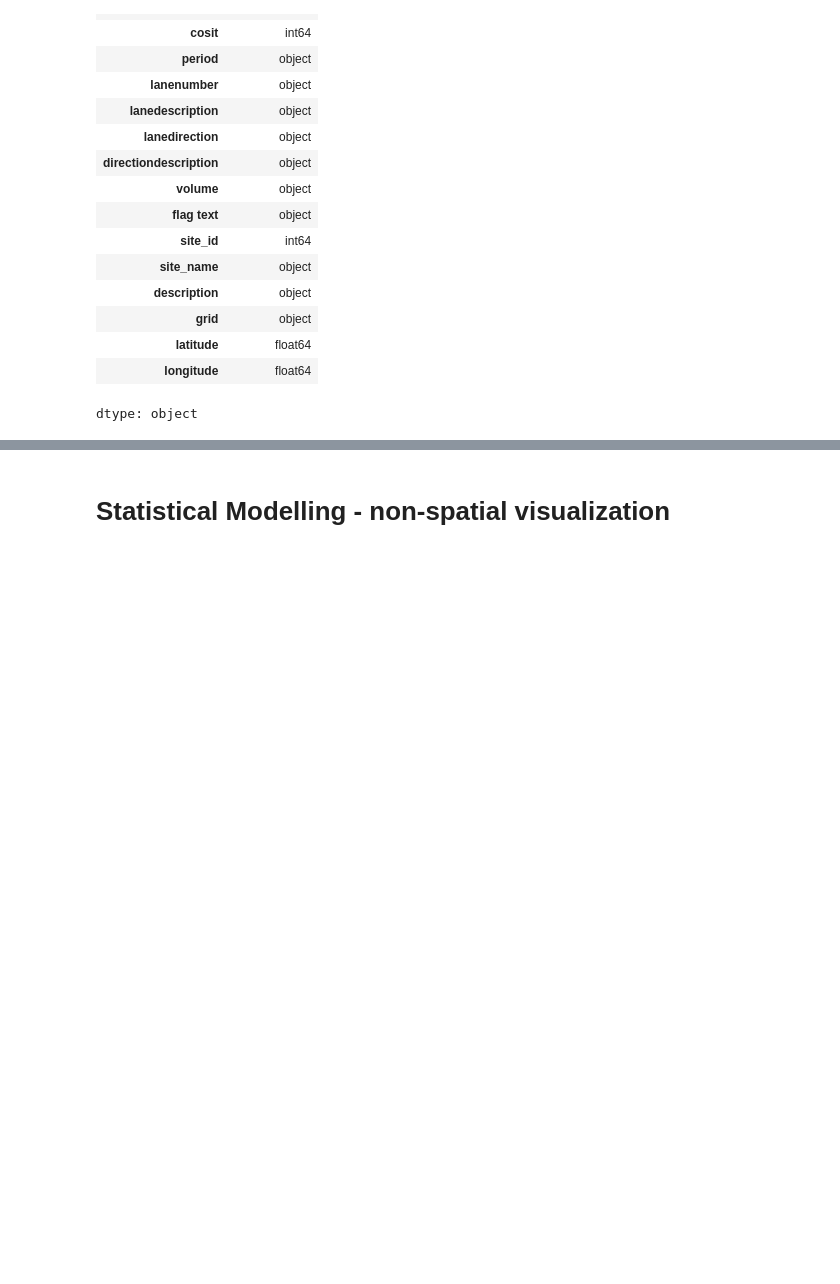
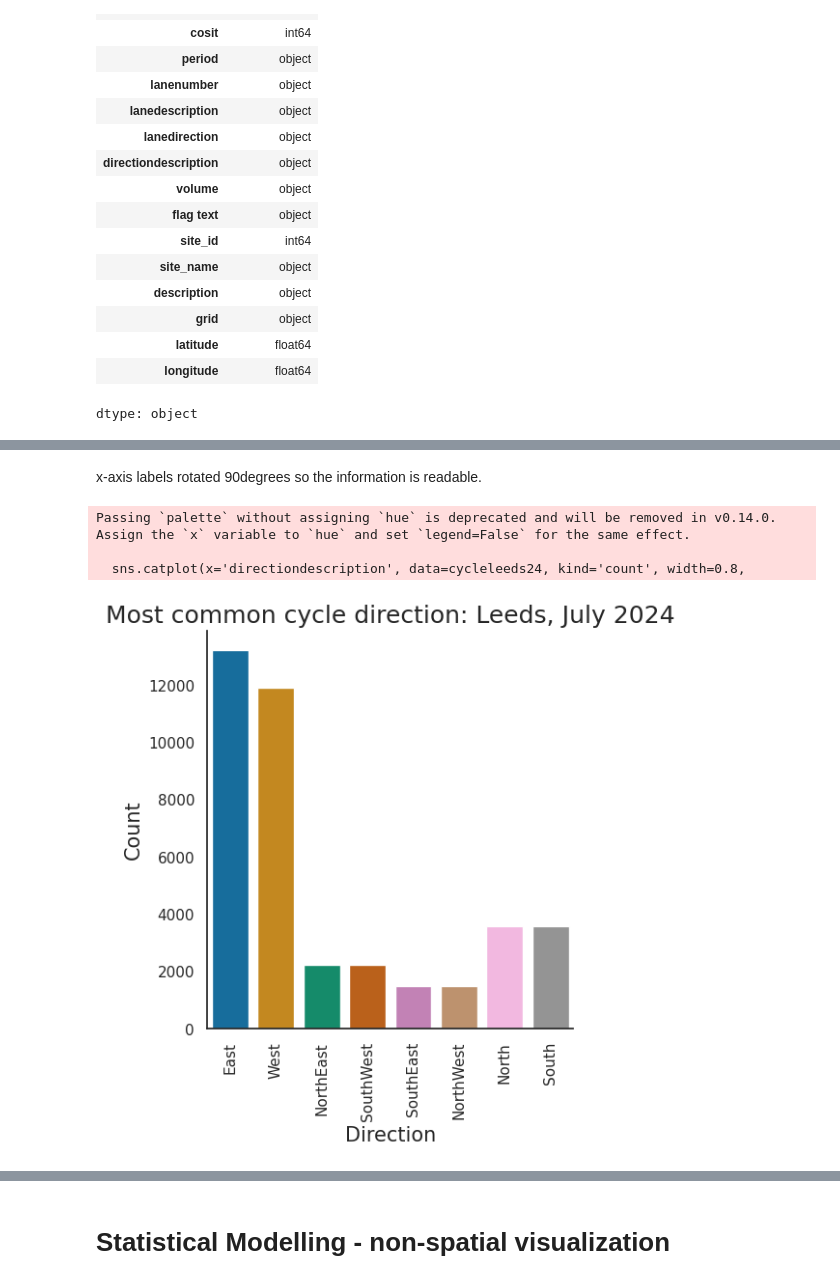
Before and after one commit to shannondill/GEOG5990M, a Jupyter notebook: ThirdDraft_GEOG5990M_FinalProject.ipynb, the cells around one changed output, grey strips where cells are left out. Saved outputs shown, nothing was run; the diff lists cells and outputs as text; code cells hidden in the pictures; blank space fills up the shorter version.

```diff
--- a/ThirdDraft_GEOG5990M_FinalProject.ipynb
+++ b/ThirdDraft_GEOG5990M_FinalProject.ipynb
@@ -354,0 +370,22 @@ sns.catplot(x='cosit', data=cycleleeds24, kind='count')
+# %% [markdown]
+x-axis labels rotated 90degrees so the information is readable.
+# %%
+sns.catplot(x='directiondescription', data=cycleleeds24, kind='count', width=0.8,
+            #set colour
+            palette='colorblind')
+
+#set title and font size
+plt.title('Most common cycle direction: Leeds, July 2024', size=18)
+
+#set axis titles and font size
+plt.xlabel('Direction', size=15)
+plt.ylabel('Count', size=15)
+
+#rotate x-axis labels
+plt.xticks(rotation=90)
+plt.show()
+# %% [output]
+Passing `palette` without assigning `hue` is deprecated and will be removed in v0.14.0. Assign the `x` variable to `hue` and set `legend=False` for the same effect.
+
+  sns.catplot(x='directiondescription', data=cycleleeds24, kind='count', width=0.8,
+[figure, added]
```
Also changed, not shown: parts of 13 cells of this notebook.
